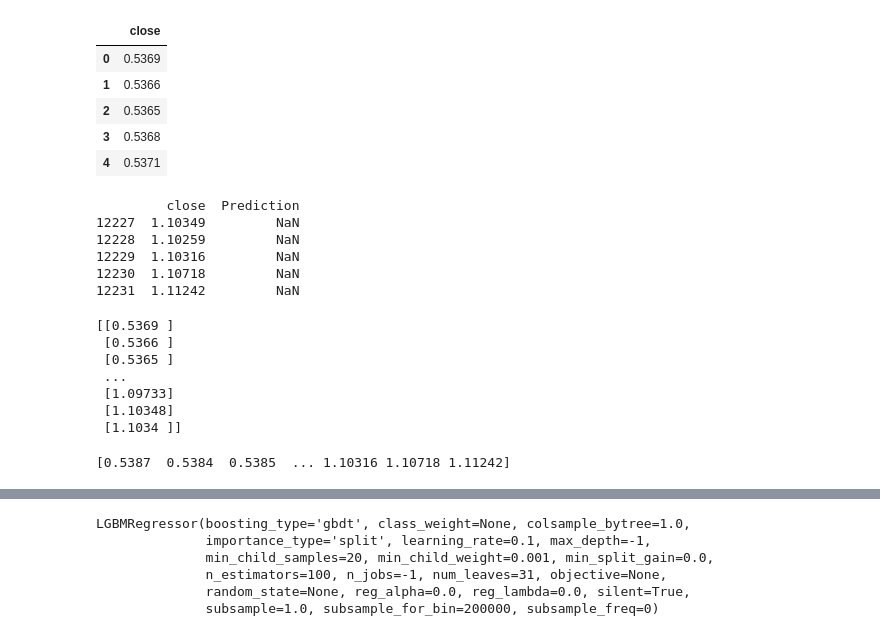
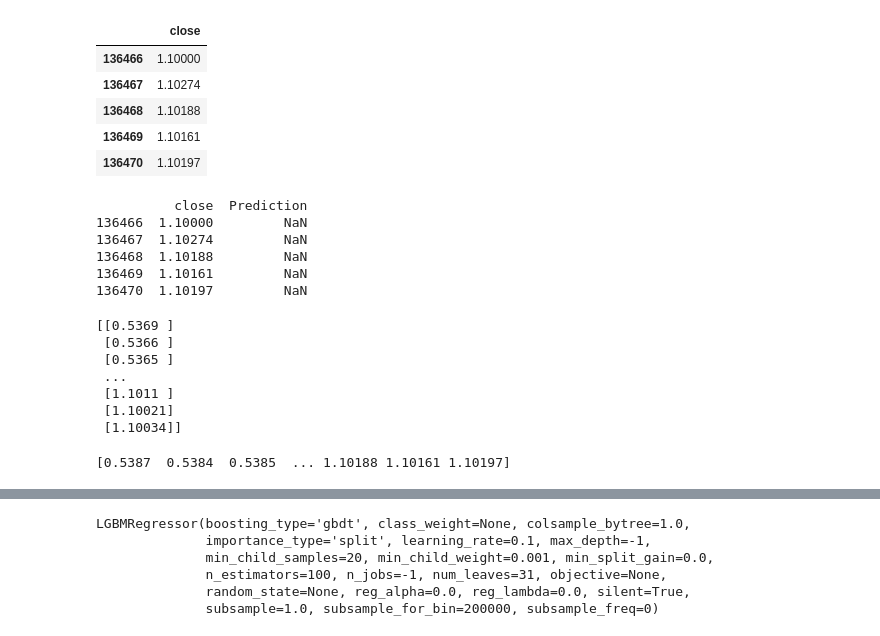
Before and after one commit to gomlfx/machineLearningForex, a Jupyter notebook: ytcsbspp.ipynb, the cells around one changed output, grey strips where cells are left out. Cells and saved outputs as stored; diff of their text form; code cells hidden in the pictures.

```diff
--- a/ytcsbspp.ipynb
+++ b/ytcsbspp.ipynb
@@ -42,0 +42,6 @@ df.tail()
+# %%
+#get the data
+column_headers = ['date', 'time', 'open', 'high', 'low', 'close', 'volume']
+df = pd.read_csv("https://raw.githubusercontent.com/gomlfx/machineLearningForex/master/EURUSD60.csv", header=None, names= column_headers)
+
+df.tail()
@@ -43,25 +55,25 @@ df.tail()
 # %%
 df = df[['close']]
-df.head()
+df.tail()
 # %% [output]
 |  | close |
-| 0 | 0.5369 |
-| 1 | 0.5366 |
-| 2 | 0.5365 |
-| 3 | 0.5368 |
-| 4 | 0.5371 |
+| 136466 | 1.10000 |
+| 136467 | 1.10274 |
+| 136468 | 1.10188 |
+| 136469 | 1.10161 |
+| 136470 | 1.10197 |
 # %%
 forecast_out = 30
 #create another column (the target or dependent variable) shifted 'n' units up
 df['Prediction'] = df[['close']].shift(-forecast_out)
 print(df.tail())
 # %% [output]
-         close  Prediction
-12227  1.10349         NaN
-12228  1.10259         NaN
-12229  1.10316         NaN
-12230  1.10718         NaN
-12231  1.11242         NaN
+          close  Prediction
+136466  1.10000         NaN
+136467  1.10274         NaN
+136468  1.10188         NaN
+136469  1.10161         NaN
+136470  1.10197         NaN
 # %%
 #create independent x
 x = np.array(df.drop(['Prediction'],1))
@@ -73,9 +85,9 @@ print(x)
  [0.5366 ]
  [0.5365 ]
  ...
- [1.09733]
- [1.10348]
- [1.1034 ]]
+ [1.1011 ]
+ [1.10021]
+ [1.10034]]
 # %%
 #convert df to np array
 y = np.array(df['Prediction'])
@@ -83,4 +95,4 @@ y = np.array(df['Prediction'])
 y = y[:-forecast_out]
 print(y)
 # %% [output]
-[0.5387  0.5384  0.5385  ... 1.10316 1.10718 1.11242]
+[0.5387  0.5384  0.5385  ... 1.10188 1.10161 1.10197]
```
Also changed, not shown: parts of 12 cells of this notebook.
